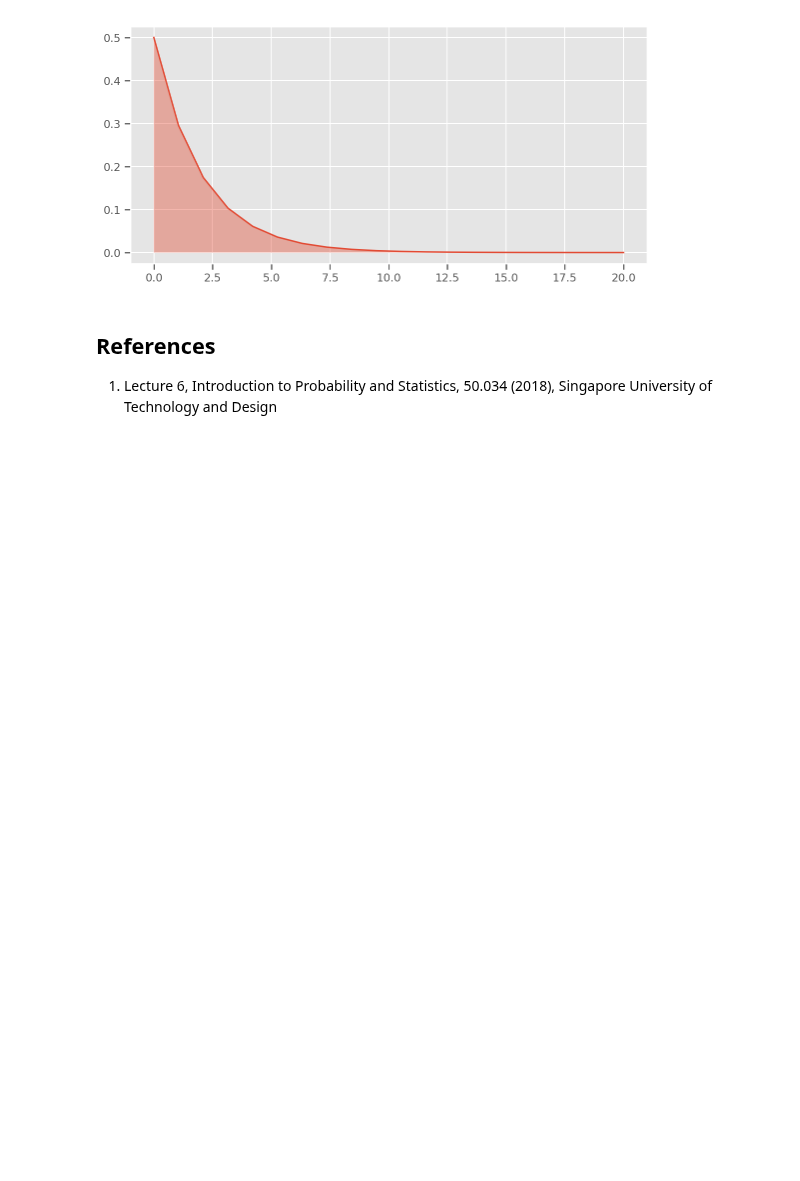
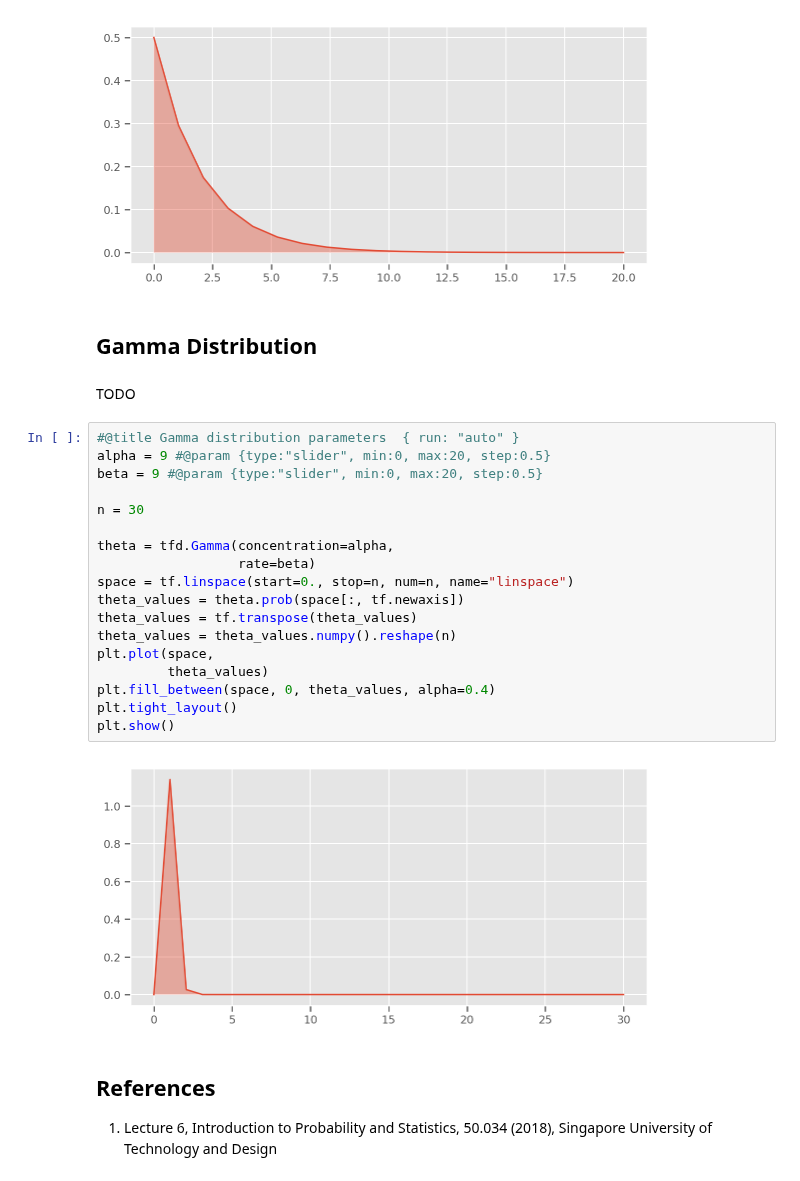
Before and after one commit to OpenSUTD/ProbStats-with-TFP, a Jupyter notebook: 02_Special_Distributions.ipynb, the cells around one changed output. Saved outputs shown, nothing was run; the diff lists cells and outputs as text; blank space fills up the shorter version.

```diff
--- a/02_Special_Distributions.ipynb
+++ b/02_Special_Distributions.ipynb
@@ -313,6 +313,30 @@ plt.tight_layout()
 plt.show()
 # %% [output]
 [figure]
+# %% [markdown]
+## Gamma Distribution
+# %% [markdown]
+TODO
+# %%
+#@title Gamma distribution parameters  { run: "auto" }
+alpha = 9 #@param {type:"slider", min:0, max:20, step:0.5}
+beta = 9 #@param {type:"slider", min:0, max:20, step:0.5}
+
+n = 30
+
+theta = tfd.Gamma(concentration=alpha,
+                  rate=beta)
+space = tf.linspace(start=0., stop=n, num=n, name="linspace")
+theta_values = theta.prob(space[:, tf.newaxis])
+theta_values = tf.transpose(theta_values)
+theta_values = theta_values.numpy().reshape(n)
+plt.plot(space,
+         theta_values)
+plt.fill_between(space, 0, theta_values, alpha=0.4)
+plt.tight_layout()
+plt.show()
+# %% [output]
+[figure, added]
 # %% [markdown]
 ## References
 
```
Also changed, not shown: parts of 2 cells of this notebook, 2 other files.
